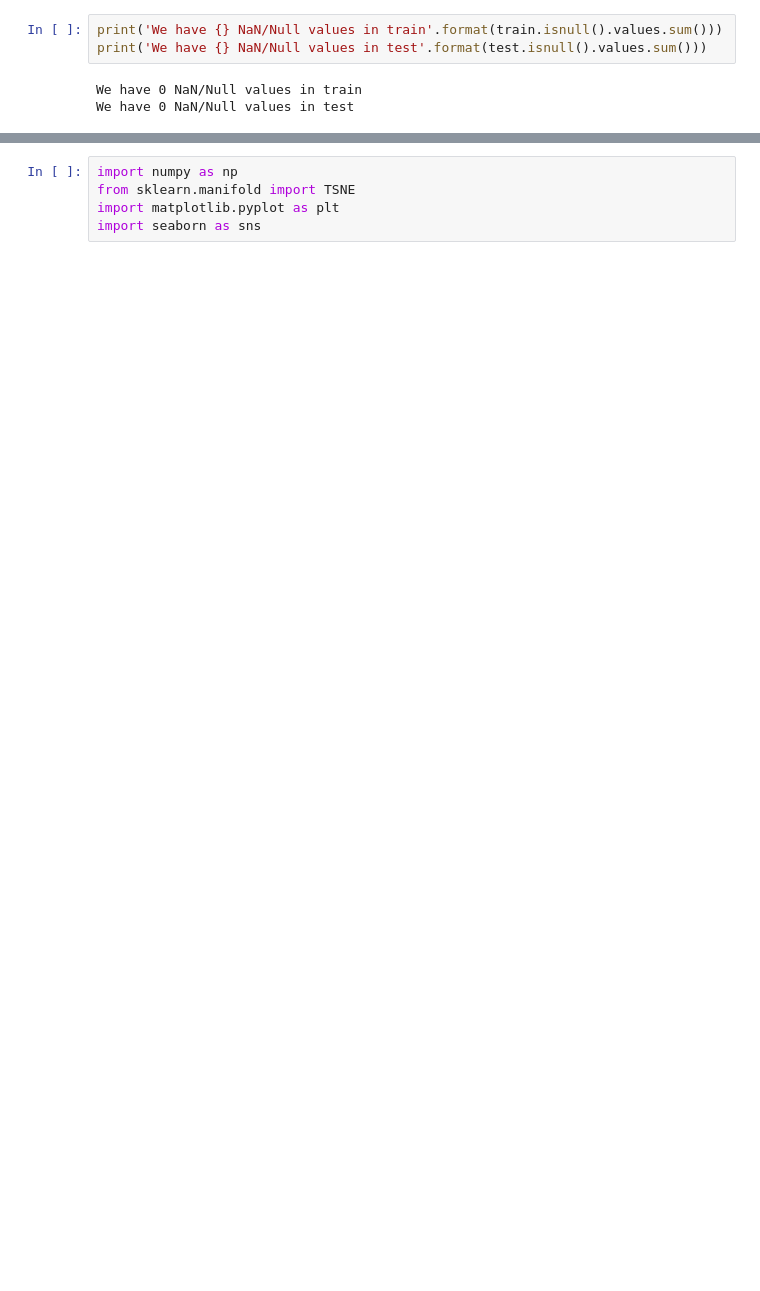
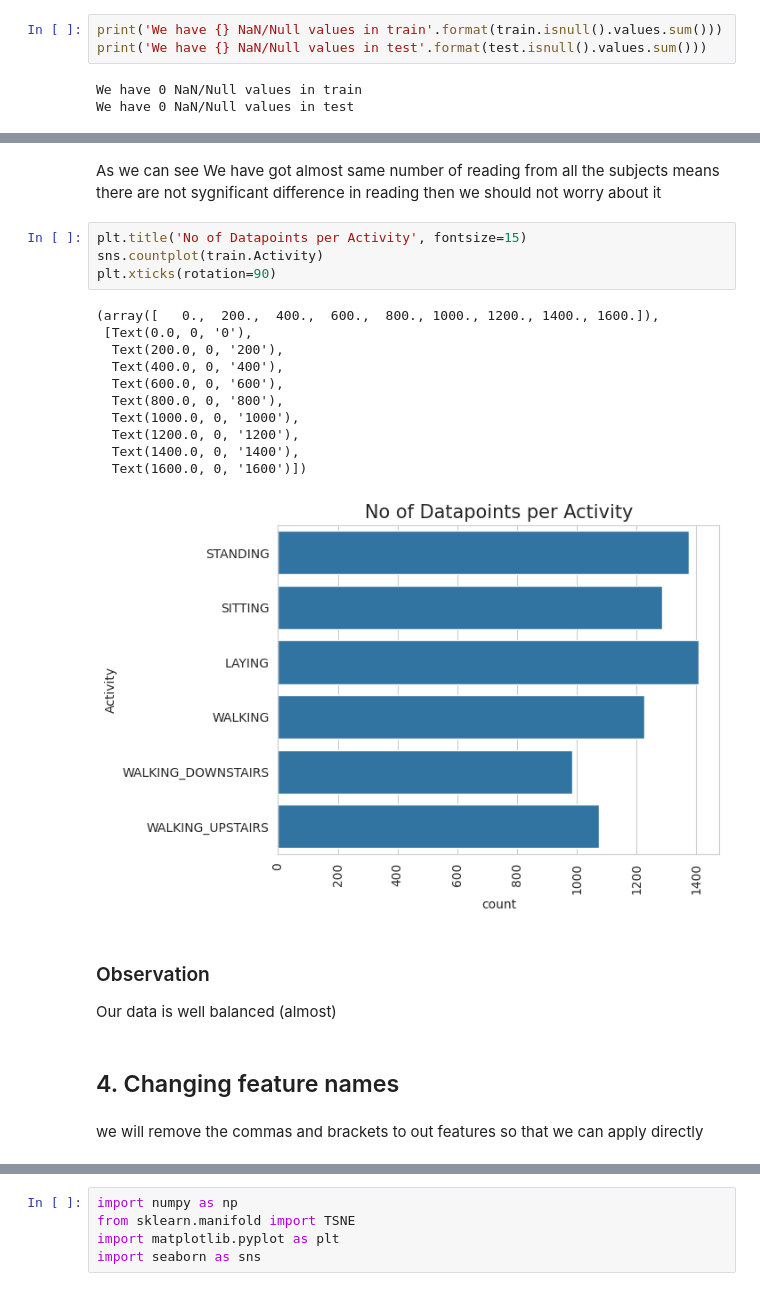
Before and after one commit to MiqueiasSoaresCardoso/T-picos-Avan-ados-em-Metodologia-de-Pesquisa, a Jupyter notebook: Questão02.ipynb, the cells around one changed output, grey strips where cells are left out. Cells and saved outputs as stored; diff of their text form; blank space fills up the shorter version.

```diff
--- a/Questão02.ipynb
+++ b/Questão02.ipynb
@@ -283,0 +230,25 @@ plt.show()
+# %% [markdown]
+As we can see We have got almost same number of reading from all the subjects means there are not sygnificant difference in reading then we should not worry about it
+# %%
+plt.title('No of Datapoints per Activity', fontsize=15)
+sns.countplot(train.Activity)
+plt.xticks(rotation=90)
+# %% [output]
+(array([   0.,  200.,  400.,  600.,  800., 1000., 1200., 1400., 1600.]),
+ [Text(0.0, 0, '0'),
+  Text(200.0, 0, '200'),
+  Text(400.0, 0, '400'),
+  Text(600.0, 0, '600'),
+  Text(800.0, 0, '800'),
+  Text(1000.0, 0, '1000'),
+  Text(1200.0, 0, '1200'),
+  Text(1400.0, 0, '1400'),
+  Text(1600.0, 0, '1600')])
+[figure, added]
+# %% [markdown]
+### Observation
+Our data is well balanced (almost)
+# %% [markdown]
+## 4. Changing feature names
+# %% [markdown]
+we will remove the commas and brackets to out features so that we can apply directly
```
Also changed, not shown: parts of 86 cells of this notebook, 17 other files.
